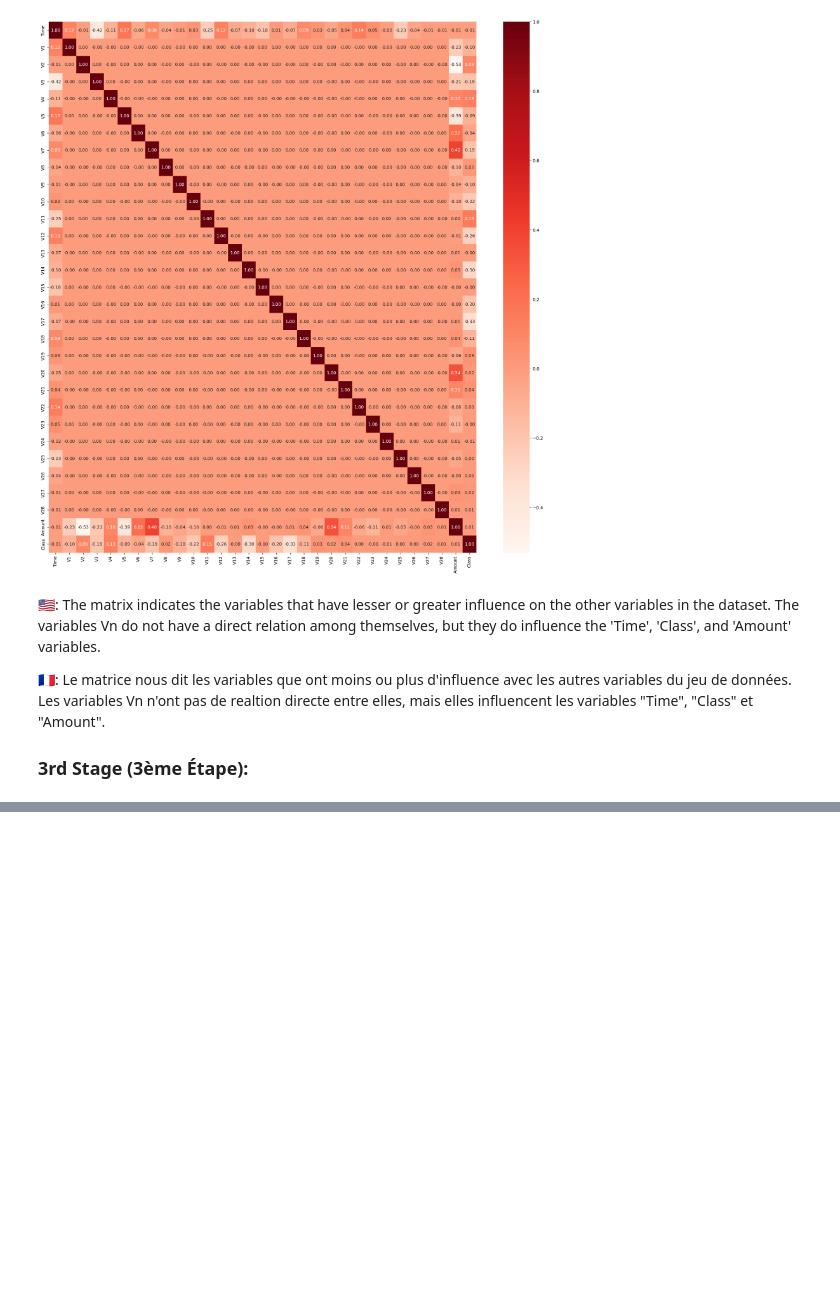
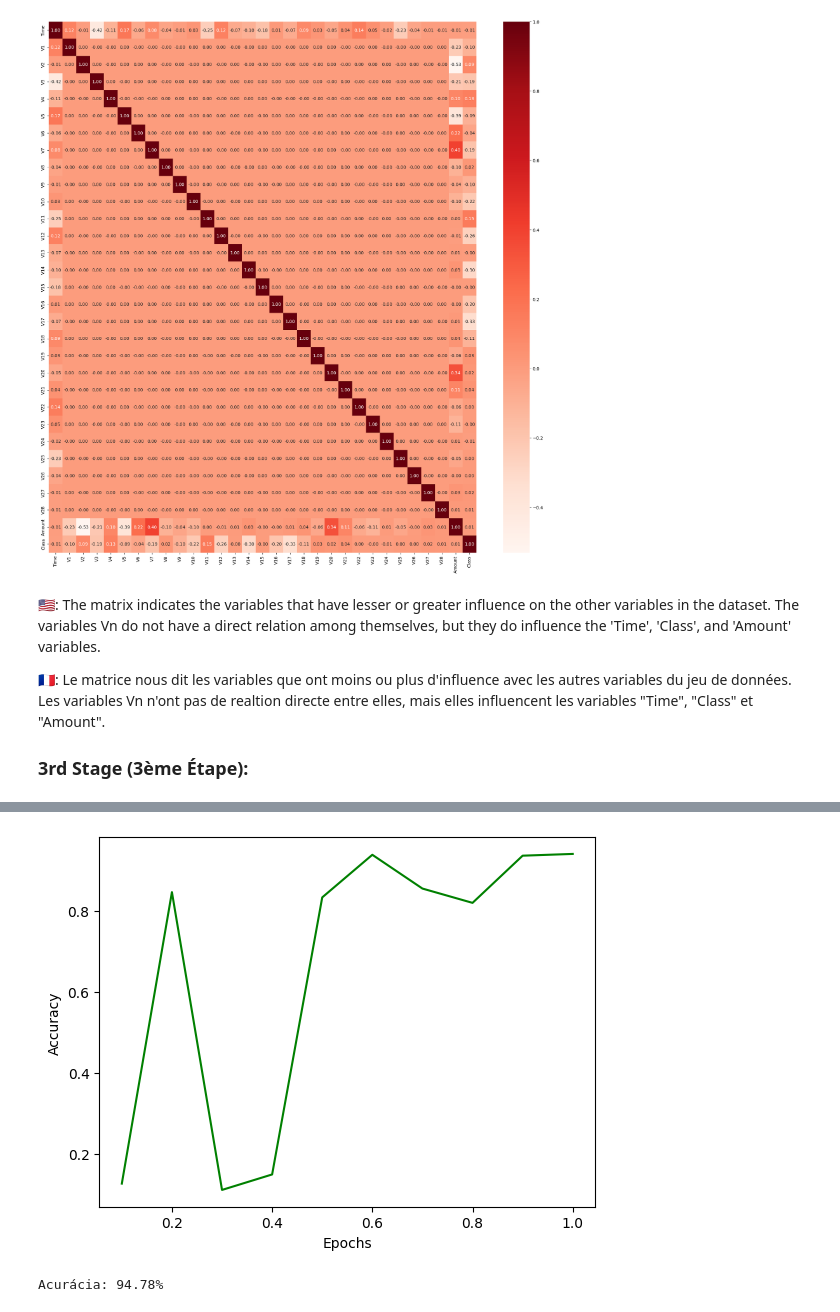
Before and after one commit to ViniciusGN/CIS-3-Trainee, a Jupyter notebook: cis3.ipynb, the cells around one changed output, grey strips where cells are left out. Cells and saved outputs as stored; diff of their text form; code cells hidden in the pictures; blank space fills up the shorter version.

```diff
--- a/cis3.ipynb
+++ b/cis3.ipynb
@@ -219,0 +263,33 @@ def back_prop(Z1, A1, Z2, A2, W2, Y):
+# %%
+pptn = Perceptron(epochs=1000, learning_rate=0.1, random_state=1, verbose=False)
+pptn.fit(x_train, y_train)
+
+y_pred = pptn.predict(x_test)
+
+accuracy_c_ep = []
+for epoch in np.arange(100, 1100, 100):
+    pptn = Perceptron(epochs=epoch, learning_rate=0.9, random_state=1, verbose=False)
+    pptn.fit(x_train, y_train)
+    y_pred = pptn.predict(x_test)
+    accuracy = np.sum(y_pred == y_test) / len(y_test)
+    accuracy_c_ep.append(accuracy)
+
+plt.plot(np.arange(0.1, 1.1, 0.1), accuracy_c_ep, color="Green")
+plt.xlabel('Epochs')
+plt.ylabel('Accuracy')
+plt.show()
+# %% [output]
+[figure, added]
+# %%
+pptn = Perceptron(epochs=900, learning_rate=0.9, random_state=1, verbose=False)
+pptn.fit(x_train, y_train)
+
+y_pred = pptn.predict(x_test)
+
+accuracy = np.sum(y_pred == y_test) / len(y_test)
+print(f'Acurácia: {accuracy*100:.2f}%')
+
+# I don't know why, but the accuracy is flooting soo much when I run this code
+# Je ne sais pas pourquoi, mais l'exactitude est flottante quand j'exécute ce code
+# %% [output]
+Acurácia: 94.78%
```
Also changed, not shown: parts of 4 cells of this notebook.
